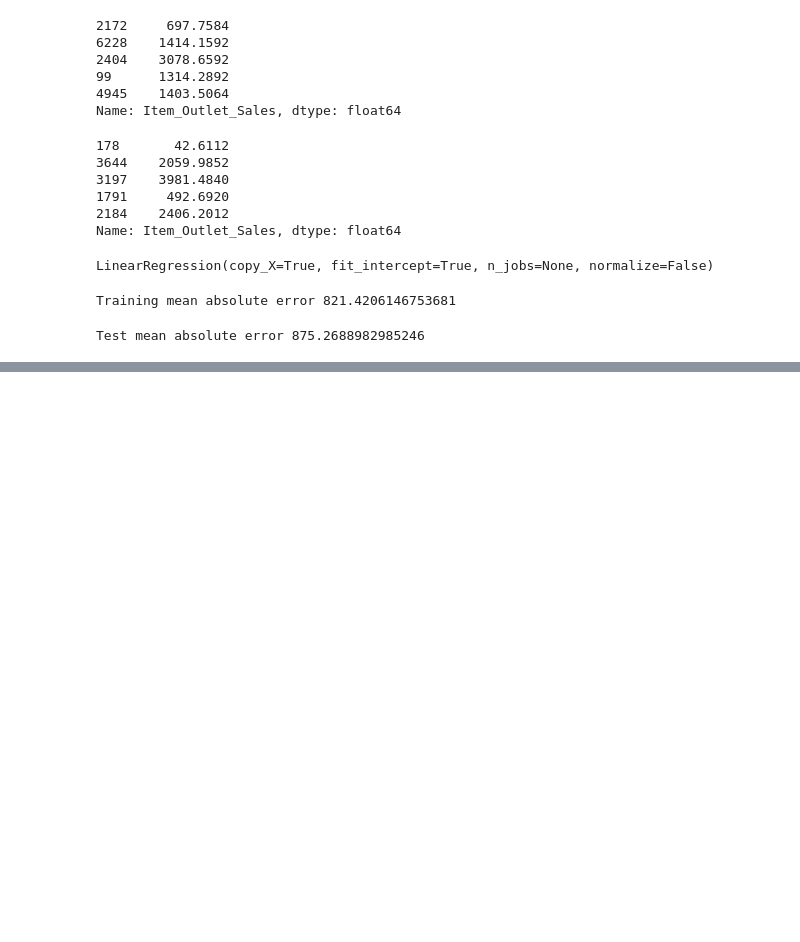
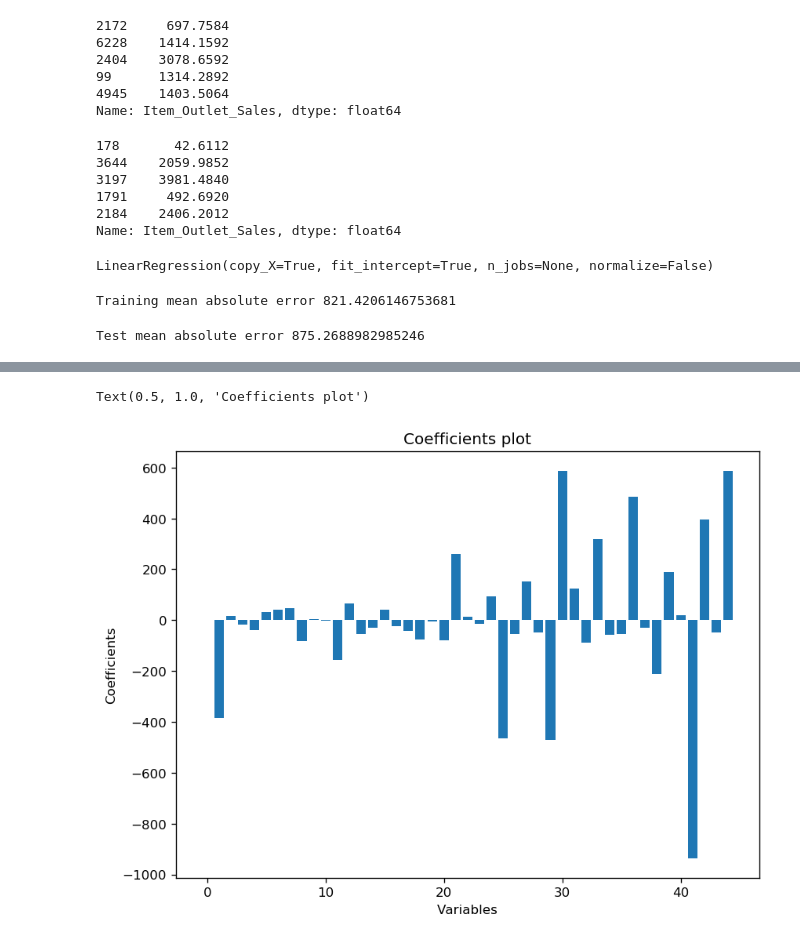
Before and after one commit to Jay952/Machine_Learning_Using_Python, a Jupyter notebook: Linear Regression/Untitled.ipynb, the cells around one changed output, grey strips where cells are left out. Saved outputs shown, nothing was run; the diff lists cells and outputs as text; code cells hidden in the pictures; blank space fills up the shorter version.

```diff
--- a/Linear Regression/Untitled.ipynb
+++ b/Linear Regression/Untitled.ipynb
@@ -76,0 +92,11 @@ Test mean absolute error 875.2688982985246
+# %%
+plt.figure(figsize = (8,6), dpi = 120, facecolor = 'w', edgecolor = 'b')
+x = range(len(train_x.columns))
+y = lr.coef_
+plt.bar(x,y)
+plt.xlabel('Variables')
+plt.ylabel('Coefficients')
+plt.title("Coefficients plot")
+# %% [output]
+Text(0.5, 1.0, 'Coefficients plot')
+[figure, added]
```
Also changed, not shown: parts of 3 cells of this notebook.
